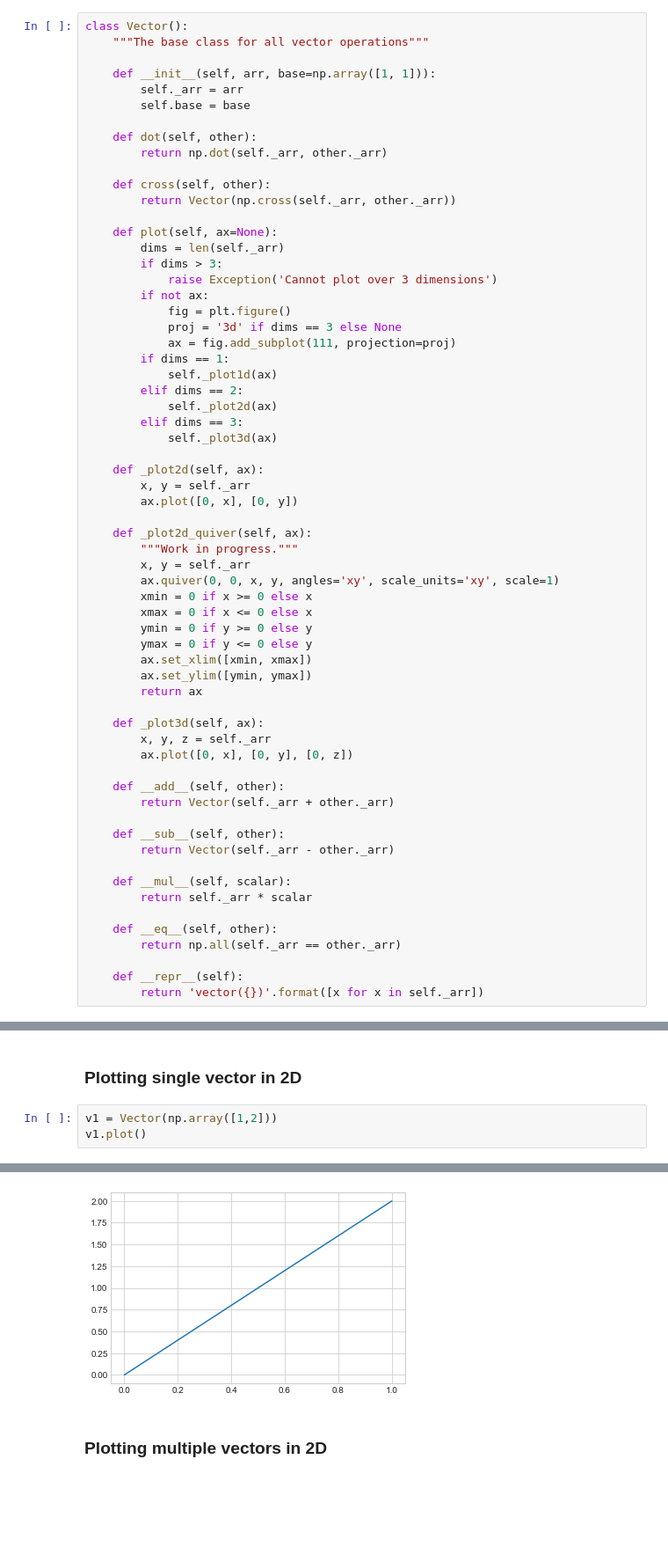
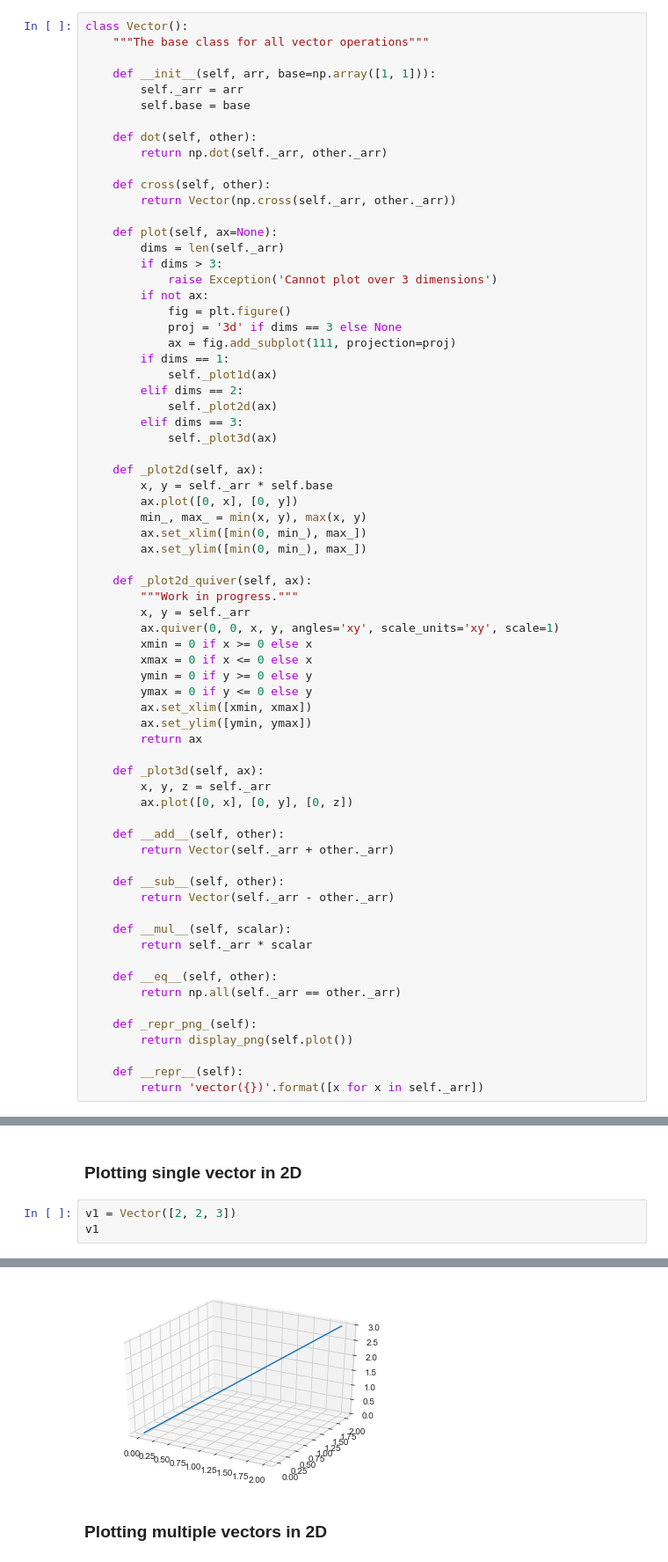
Before and after one commit to miroli/veclib, a Jupyter notebook: Playground.ipynb, the cells around one changed output, grey strips where cells are left out. Shown at 88% size. Cells and saved outputs as stored; diff of their text form; blank space fills up the shorter version.

Commit message:
repr png

```diff
--- a/Playground.ipynb
+++ b/Playground.ipynb
@@ -49,8 +50,11 @@ class Vector():
             self._plot3d(ax)
 
     def _plot2d(self, ax):
-        x, y = self._arr
+        x, y = self._arr * self.base
         ax.plot([0, x], [0, y])
+        min_, max_ = min(x, y), max(x, y)
+        ax.set_xlim([min(0, min_), max_])
+        ax.set_ylim([min(0, min_), max_])
 
     def _plot2d_quiver(self, ax):
         """Work in progress."""
@@ -80,6 +84,9 @@ class Vector():
     def __eq__(self, other):
         return np.all(self._arr == other._arr)
 
+    def _repr_png_(self):
+        return display_png(self.plot())
+
     def __repr__(self):
         return 'vector({})'.format([x for x in self._arr])
 # %% [markdown]
@@ -87,6 +94,6 @@ class Vector():
 # %% [markdown]
 ### Plotting single vector in 2D
 # %%
-v1 = Vector(np.array([1,2]))
-v1.plot()
+v1 = Vector([2, 2, 3])
+v1
 # %% [output]
@@ -93,4 +101,4 @@ v1.plot()
-[figure, old version]
+[figure, new version]
 # %% [markdown]
 ### Plotting multiple vectors in 2D
 # %%
```
Also changed, not shown: parts of 5 cells of this notebook.
